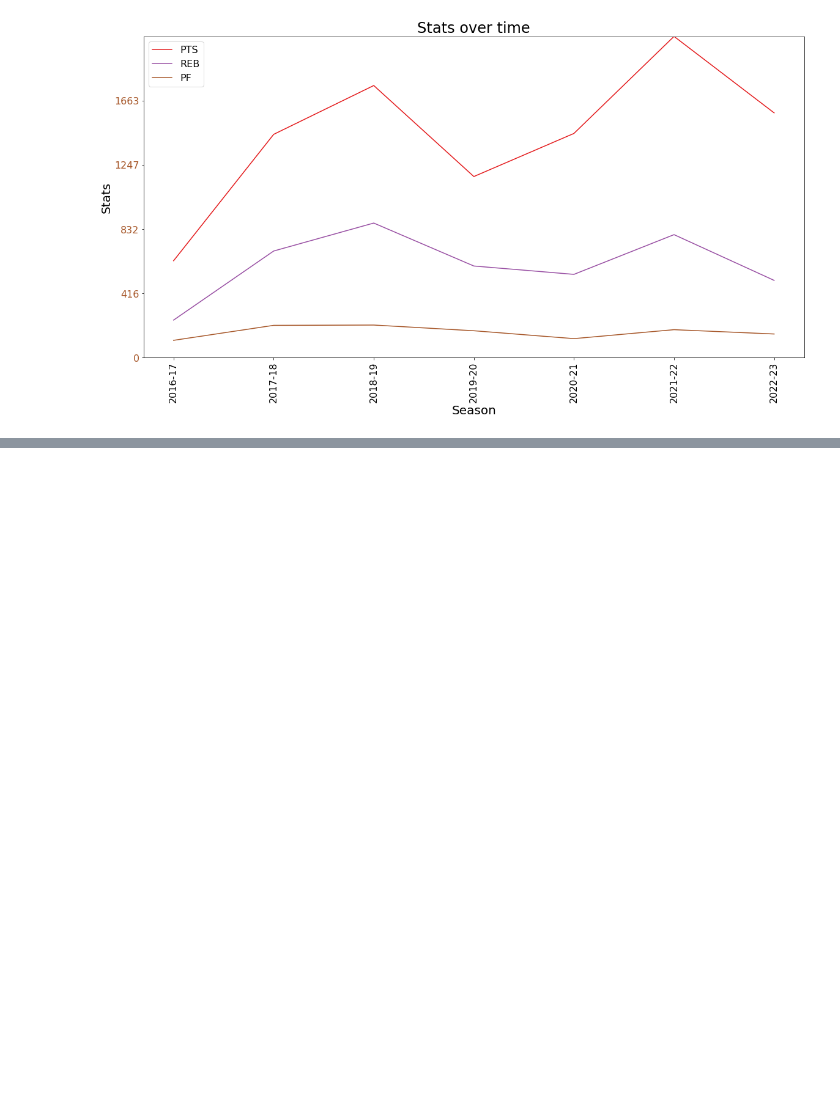
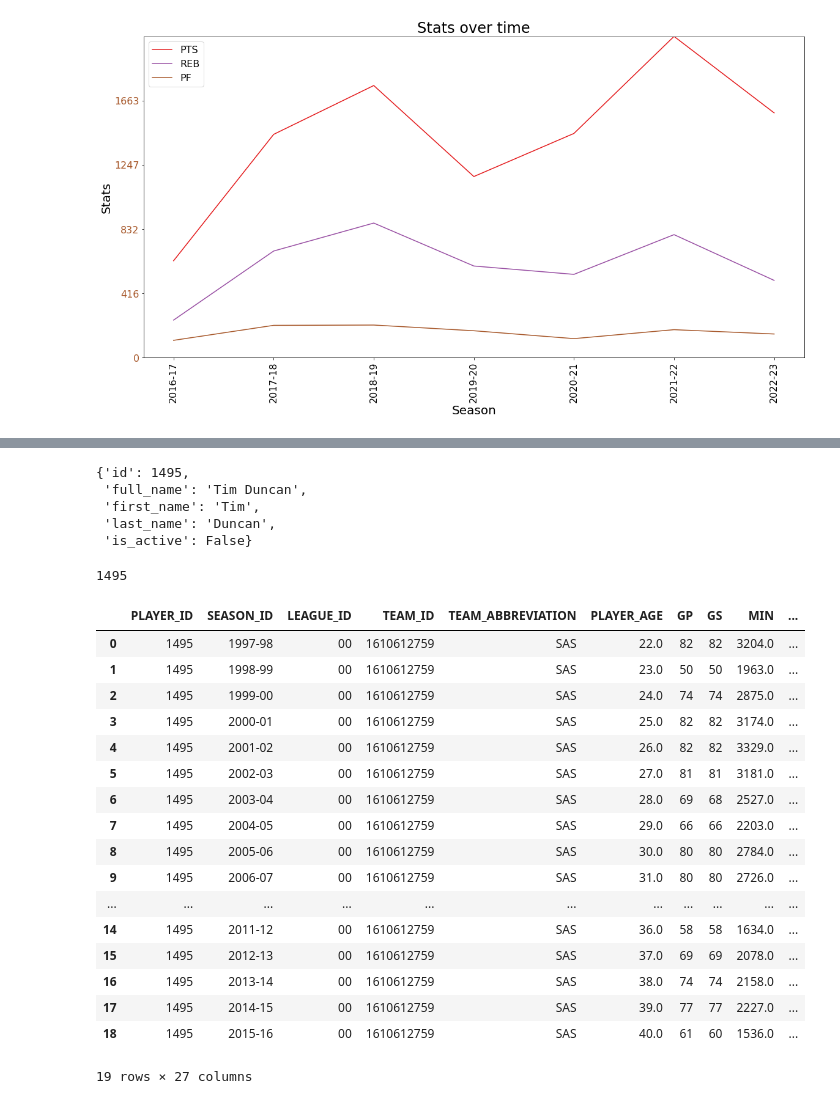
Before and after one commit to gporceng/NBA_Graphs, a Jupyter notebook: Demo.ipynb, the cells around one changed output, grey strips where cells are left out. Saved outputs shown, nothing was run; the diff lists cells and outputs as text; code cells hidden in the pictures; blank space fills up the shorter version.

```diff
--- a/Demo.ipynb
+++ b/Demo.ipynb
@@ -225,0 +200,10 @@ test()
+# %%
+big_fundamental = [player for player in nba_players
+                   if player['full_name'] == 'Tim Duncan'][0]
+big_fundamental
+# %% [output]
+{'id': 1495,
+ 'full_name': 'Tim Duncan',
+ 'first_name': 'Tim',
+ 'last_name': 'Duncan',
+ 'is_active': False}
@@ -225,0 +216,6 @@ test()
+# %%
+timduncan = getPlayerID("Tim Duncan")
+# %%
+timduncan
+# %% [output]
+1495
@@ -225,0 +224,21 @@ test()
+# %%
+plotPlayerStats(timduncan)
+# %% [output]
+|  | PLAYER_ID | SEASON_ID | LEAGUE_ID | TEAM_ID | TEAM_ABBREVIATION | PLAYER_AGE | GP | GS | MIN | ... |
+| 0 | 1495 | 1997-98 | 00 | 1610612759 | SAS | 22.0 | 82 | 82 | 3204.0 | ... |
+| 1 | 1495 | 1998-99 | 00 | 1610612759 | SAS | 23.0 | 50 | 50 | 1963.0 | ... |
+| 2 | 1495 | 1999-00 | 00 | 1610612759 | SAS | 24.0 | 74 | 74 | 2875.0 | ... |
+| 3 | 1495 | 2000-01 | 00 | 1610612759 | SAS | 25.0 | 82 | 82 | 3174.0 | ... |
+| 4 | 1495 | 2001-02 | 00 | 1610612759 | SAS | 26.0 | 82 | 82 | 3329.0 | ... |
+| 5 | 1495 | 2002-03 | 00 | 1610612759 | SAS | 27.0 | 81 | 81 | 3181.0 | ... |
+| 6 | 1495 | 2003-04 | 00 | 1610612759 | SAS | 28.0 | 69 | 68 | 2527.0 | ... |
+| 7 | 1495 | 2004-05 | 00 | 1610612759 | SAS | 29.0 | 66 | 66 | 2203.0 | ... |
+| 8 | 1495 | 2005-06 | 00 | 1610612759 | SAS | 30.0 | 80 | 80 | 2784.0 | ... |
+| 9 | 1495 | 2006-07 | 00 | 1610612759 | SAS | 31.0 | 80 | 80 | 2726.0 | ... |
+| ... | ... | ... | ... | ... | ... | ... | ... | ... | ... | ... |
+| 14 | 1495 | 2011-12 | 00 | 1610612759 | SAS | 36.0 | 58 | 58 | 1634.0 | ... |
+| 15 | 1495 | 2012-13 | 00 | 1610612759 | SAS | 37.0 | 69 | 69 | 2078.0 | ... |
+| 16 | 1495 | 2013-14 | 00 | 1610612759 | SAS | 38.0 | 74 | 74 | 2158.0 | ... |
+| 17 | 1495 | 2014-15 | 00 | 1610612759 | SAS | 39.0 | 77 | 77 | 2227.0 | ... |
+| 18 | 1495 | 2015-16 | 00 | 1610612759 | SAS | 40.0 | 61 | 60 | 1536.0 | ... |
+19 rows × 27 columns
```
Also changed, not shown: parts of 21 cells of this notebook.
